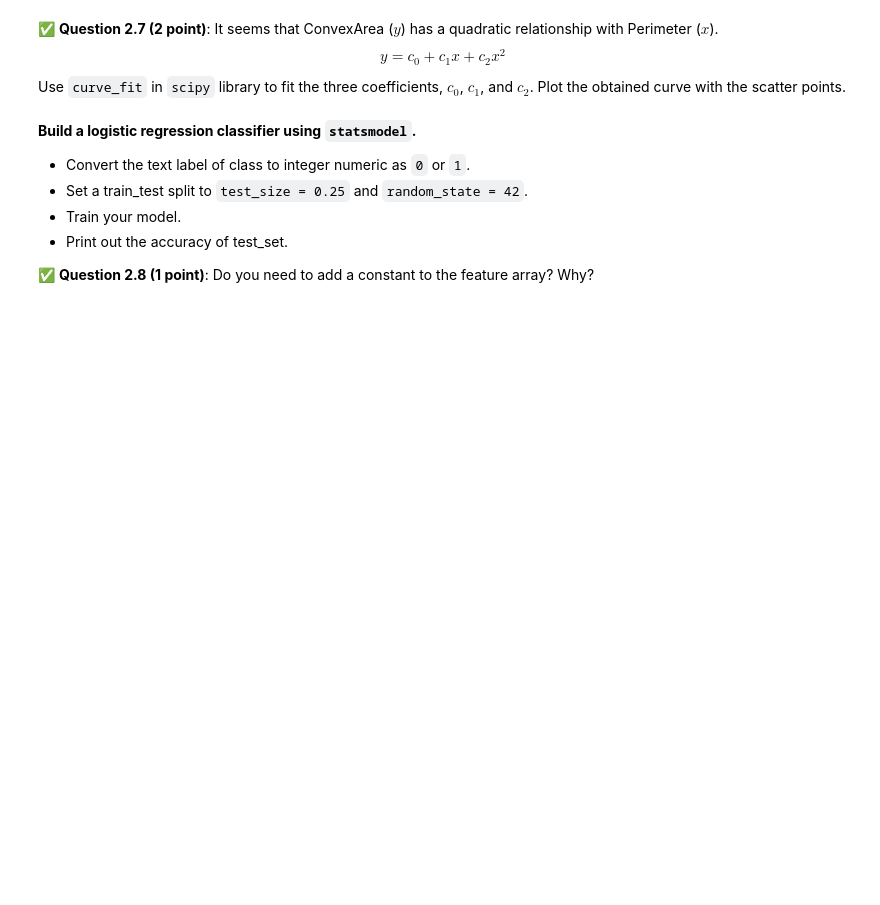
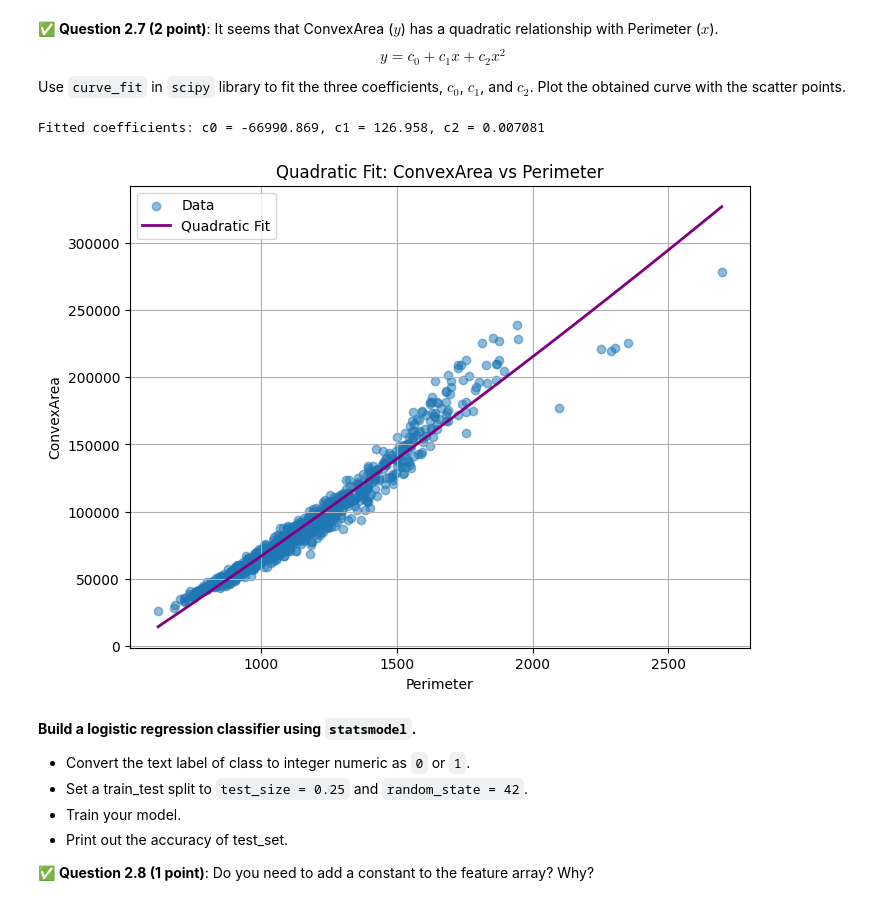
Before and after one commit to Andrew00-jpg/CMSE202-f25-turnin, a Jupyter notebook: final/CMSE202-Final-Section003-aes.ipynb, the cells around one changed output. Drawn from its saved outputs; the diff is of its cells as text; code cells hidden in the pictures; blank space fills up the shorter version.

```diff
--- a/final/CMSE202-Final-Section003-aes.ipynb
+++ b/final/CMSE202-Final-Section003-aes.ipynb
@@ -88,6 +199,42 @@ $$y=c_0 + c_1 x + c_2 x^2$$
 Use `curve_fit` in `scipy` library to fit the three coefficients, $c_0$, $c_1$, and $c_2$. Plot the obtained curve with the scatter points.
 # %%
 ### Put your code here
+import numpy as np
+from scipy.optimize import curve_fit
+import matplotlib.pyplot as plt
+
+# Extract variables
+x = df['Perimeter'].values
+y = df['ConvexArea'].values
+
+# Define quadratic model
+def quadratic(x, c0, c1, c2):
+    return c0 + c1 * x + c2 * x**2
+
+# Fit curve
+params, _ = curve_fit(quadratic, x, y)
+c0, c1, c2 = params
+
+# Printing coefficients
+print(f"Fitted coefficients: c0 = {c0:.3f}, c1 = {c1:.3f}, c2 = {c2:.6f}")
+
+# Generating the x values for plotting the curve
+x_fit = np.linspace(min(x), max(x), 300)
+y_fit = quadratic(x_fit, *params)
+
+# Plotting
+plt.figure(figsize=(8, 6))
+plt.scatter(x, y, alpha=0.5, label='Data')
+plt.plot(x_fit, y_fit, color='purple', linewidth=2, label='Quadratic Fit')
+plt.xlabel('Perimeter')
+plt.ylabel('ConvexArea')
+plt.title('Quadratic Fit: ConvexArea vs Perimeter')
+plt.legend()
+plt.grid(True)
+plt.show()
+# %% [output]
+Fitted coefficients: c0 = -66990.869, c1 = 126.958, c2 = 0.007081
+[figure, added]
 # %% [markdown]
 
 **Build a logistic regression classifier using `statsmodel`.**
```
Also changed, not shown: parts of 9 cells of this notebook.
